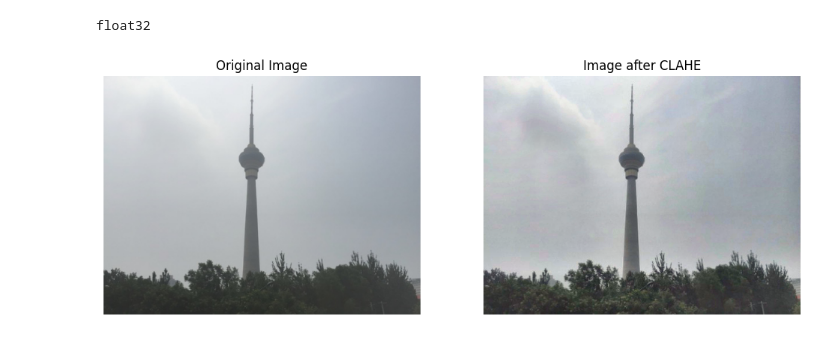
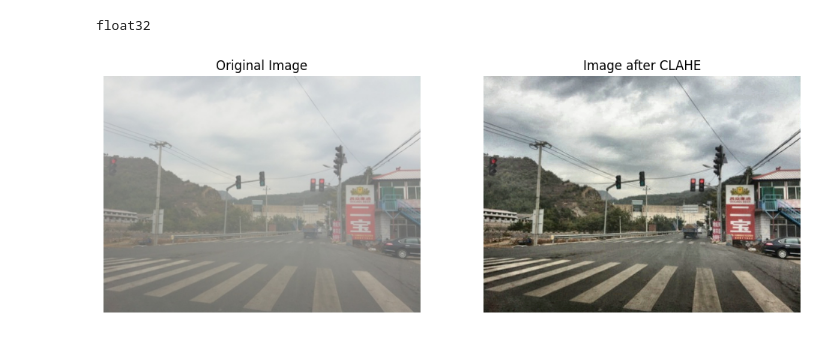
Before and after one commit to m-musaz/Vision-Transformer-Image-Dehazing, a Jupyter notebook: Vision/data/Outdoor/remover.ipynb, the cells around one changed output. Saved outputs shown, nothing was run; the diff lists cells and outputs as text; code cells hidden in the pictures.

Commit message:
CLAHE FIx

```diff
--- a/Vision/data/Outdoor/remover.ipynb
+++ b/Vision/data/Outdoor/remover.ipynb
@@ -56,25 +56,43 @@ def apply_ahe(img):
 
 def apply_clahe(img):
 
-    img = img * 255.0
-    img = img.astype(np.uint8)
+    # img = img * 255.0
+    # img = img.astype(np.uint8)
+    image_8bit = cv2.normalize(img, None, alpha=0, beta=255, norm_type=cv2.NORM_MINMAX, dtype=cv2.CV_8U)
 
-    r, g, b = cv2.split(img)
+    img_LAB = cv2.cvtColor(image_8bit, cv2.COLOR_BGR2Lab)
+
+    l, a, b = cv2.split(img_LAB)
 
     # Create a CLAHE object (Clip Limited Adaptive Histogram Equalization)
     clahe = cv2.createCLAHE(clipLimit=2.0, tileGridSize=(8, 8))
 
     # Apply CLAHE to each channel separately
-    r_clahe = clahe.apply(r)
-    g_clahe = clahe.apply(g)
-    b_clahe = clahe.apply(b)
+    l_clahe = clahe.apply(l)
 
     # Merge the CLAHE enhanced channels
-    img_clahe = cv2.merge((r_clahe, g_clahe, b_clahe))
+    img_clahe = cv2.merge((l_clahe, a, b))
+
+    img_clahe = cv2.cvtColor(img_clahe, cv2.COLOR_Lab2BGR)
 
     img_clahe = img_clahe.astype(np.float32) / 255.0
 
     return img_clahe
+
+# lab = cv2.cvtColor(image_8bit, cv2.COLOR_BGR2Lab)
+#     # Split the LAB image to L, A, and B channels
+#     l, a, b = cv2.split(lab)
+#     # Apply CLAHE to L channel
+#     clahe = cv2.createCLAHE(clipLimit=2.0, tileGridSize=(8,8))
+#     cl = clahe.apply(l)
+#     # Merge the CLAHE enhanced L channel with the original A and B channels
+#     limg = cv2.merge((cl, a, b))
+#     # Convert the LAB image back to BGR
+#     processed_img_8bit = cv2.cvtColor(limg, cv2.COLOR_Lab2BGR)
+#     # Convert the 8-bit processed image back to float32
+#     processed_img = processed_img_8bit.astype('float32') / 255.0
+
+#     return processed_img
 
 
 
@@ -91,32 +109,32 @@ files = os.listdir(directory)
 
 i =0
 # for filename in files:
-img = cv2.imread(os.path.join(directory, "313.png"))
+img = cv2.imread(os.path.join(directory, "370.png"))
 img =  img[:, :, ::-1].astype('float32')/255.0
 
 imOG = img
 
 img = apply_clahe(img)
 
 print(img.dtype)
 
 image_rgb = img
 
 fig, axes = plt.subplots(1, 2, figsize=(12, 6))
 # Original image
 axes[0].imshow(imOG)
 axes[0].set_title('Original Image')
 axes[0].axis('off')
 
 # Image after AHE
 axes[1].imshow(image_rgb)
 axes[1].set_title('Image after CLAHE')
 axes[1].axis('off')
 
 plt.show()
 i+=1
     # if(i == 5):
     #     break
 # %% [output]
 float32
-[figure, old version]
+[figure, new version]
```
Also changed, not shown: 2 other files.
